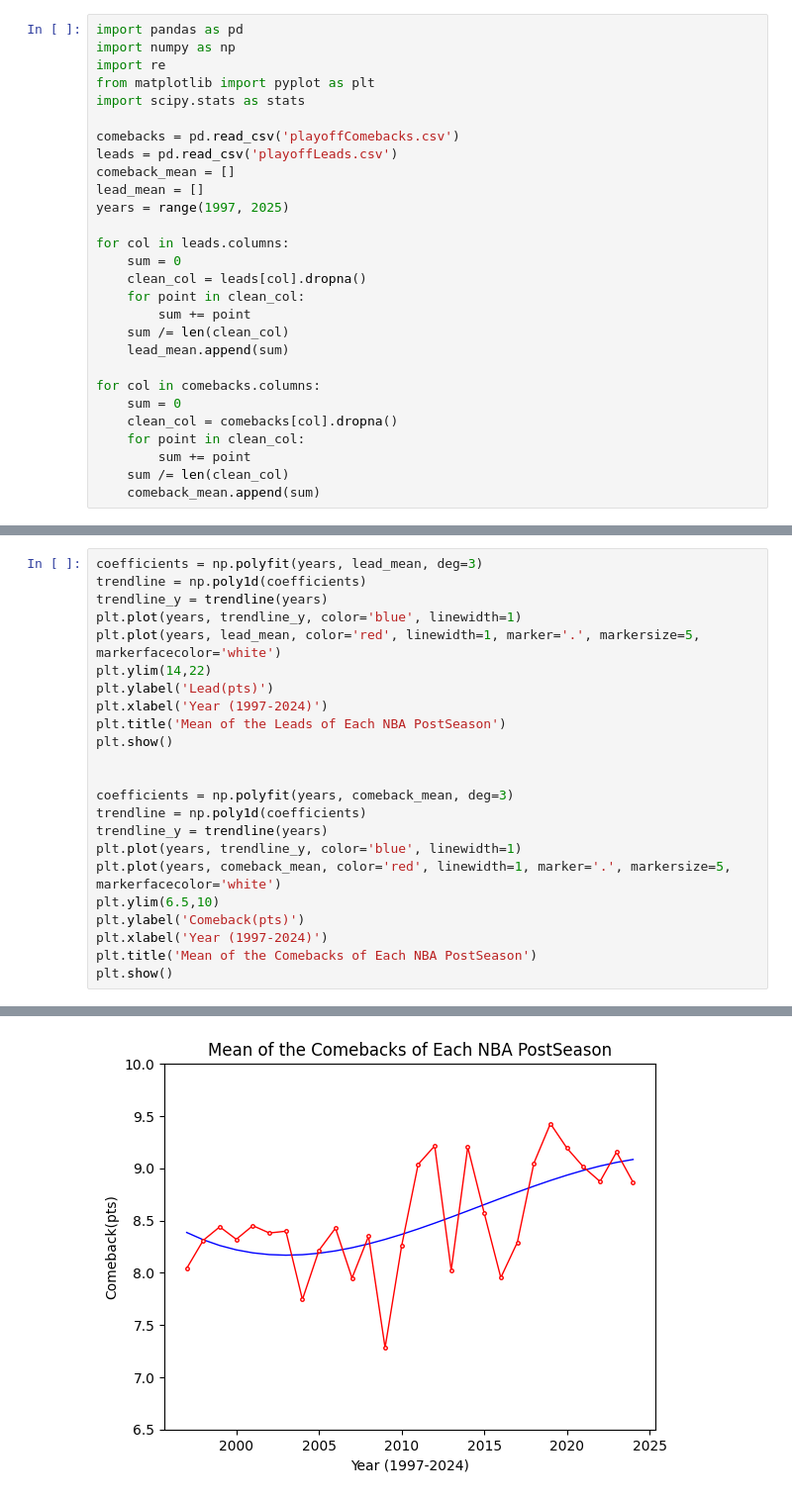
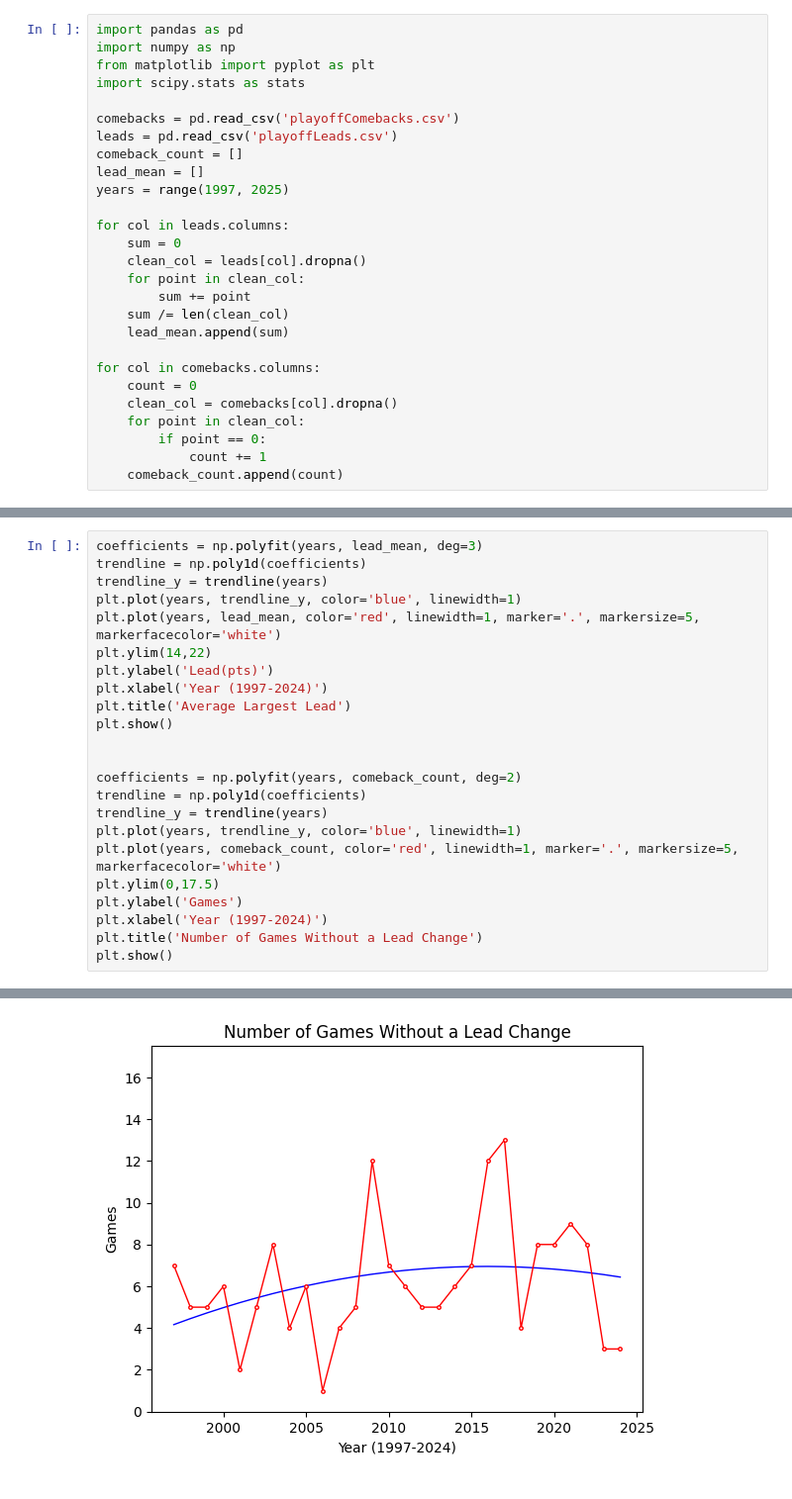
Before and after one commit to Samgarci17/NBA-PBP-Analysis, a Jupyter notebook: NBAPAnalysis/qq.ipynb, the cells around one changed output, grey strips where cells are left out. Shown at 99% size. Cells and saved outputs as stored; diff of their text form.

```diff
--- a/NBAPAnalysis/qq.ipynb
+++ b/NBAPAnalysis/qq.ipynb
@@ -1,13 +1,12 @@
 # %%
 import pandas as pd
 import numpy as np
-import re
 from matplotlib import pyplot as plt
 import scipy.stats as stats
 
 comebacks = pd.read_csv('playoffComebacks.csv')
 leads = pd.read_csv('playoffLeads.csv')
-comeback_mean = []
+comeback_count = []
 lead_mean = []
 years = range(1997, 2025)
 
@@ -20,9 +19,9 @@ for col in leads.columns:
     lead_mean.append(sum)
 
 for col in comebacks.columns:
-    sum = 0
+    count = 0
     clean_col = comebacks[col].dropna()
     for point in clean_col:
-        sum += point
-    sum /= len(clean_col)
-    comeback_mean.append(sum)
+        if point == 0:
+            count += 1
+    comeback_count.append(count)
@@ -35,18 +43,18 @@ plt.plot(years, lead_mean, color='red', linewidth=1, marker='.', markersize=5, m
 plt.ylim(14,22)
 plt.ylabel('Lead(pts)')
 plt.xlabel('Year (1997-2024)')
-plt.title('Mean of the Leads of Each NBA PostSeason')
+plt.title('Average Largest Lead')
 plt.show()
 
 
-coefficients = np.polyfit(years, comeback_mean, deg=3)
+coefficients = np.polyfit(years, comeback_count, deg=2)
 trendline = np.poly1d(coefficients)
 trendline_y = trendline(years)
 plt.plot(years, trendline_y, color='blue', linewidth=1)
-plt.plot(years, comeback_mean, color='red', linewidth=1, marker='.', markersize=5, markerfacecolor='white')
-plt.ylim(6.5,10)
-plt.ylabel('Comeback(pts)')
+plt.plot(years, comeback_count, color='red', linewidth=1, marker='.', markersize=5, markerfacecolor='white')
+plt.ylim(0,17.5)
+plt.ylabel('Games')
 plt.xlabel('Year (1997-2024)')
-plt.title('Mean of the Comebacks of Each NBA PostSeason')
+plt.title('Number of Games Without a Lead Change')
 plt.show()
 # %% [output]
@@ -54 +62 @@ plt.show()
-[figure, old version]
+[figure, new version]
```
Also changed, not shown: parts of 11 cells of this notebook.
